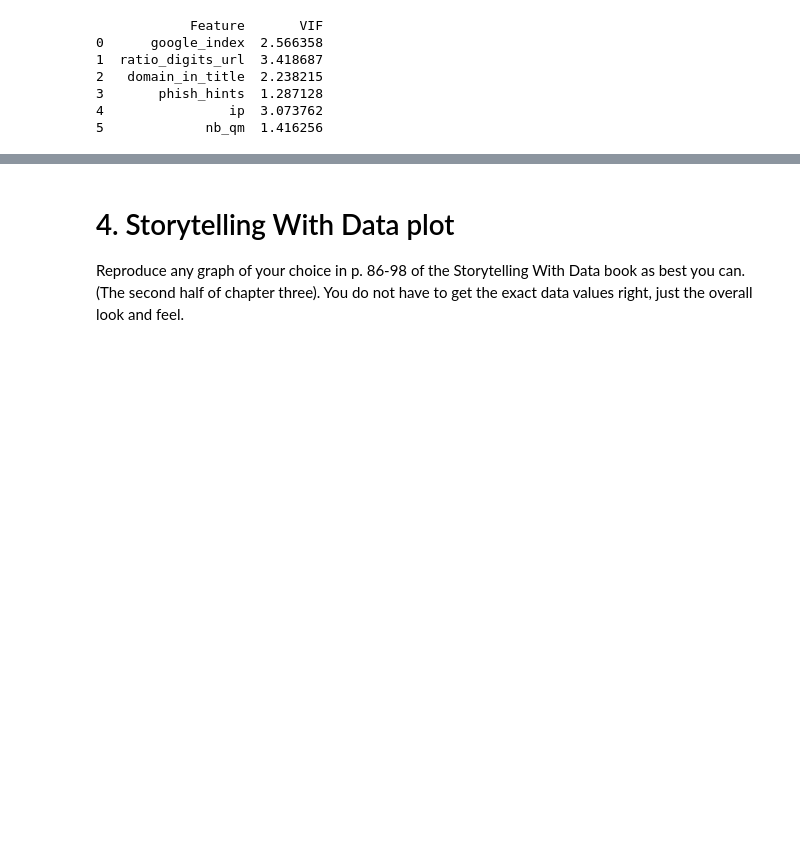
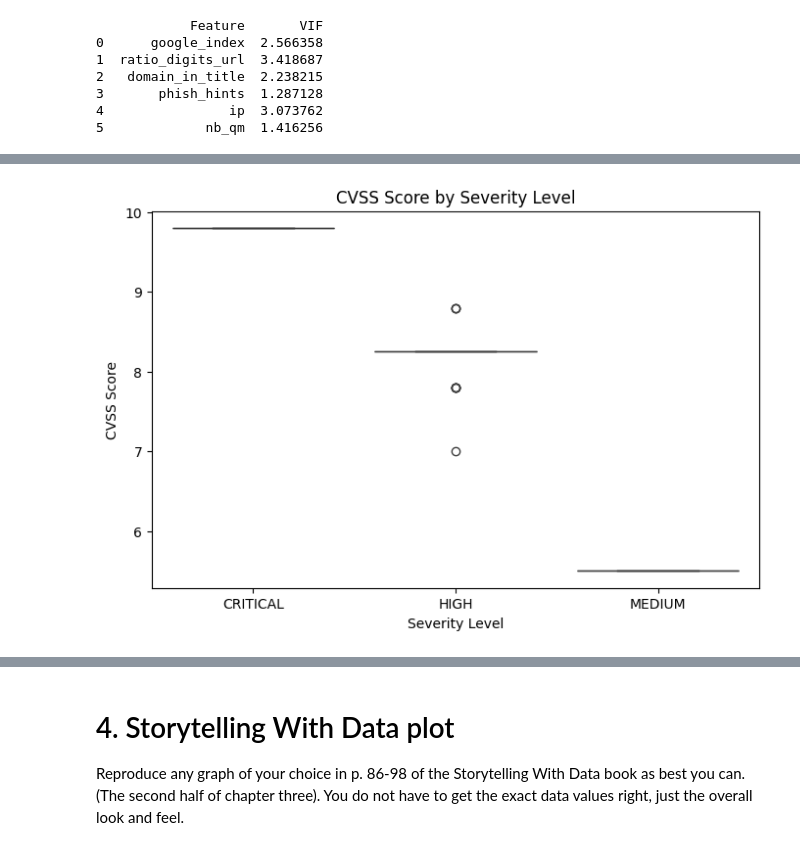
Before and after one commit to Rocking-Priya/2025-spring-B2, a Jupyter notebook: Week6.ipynb, the cells around one changed output, grey strips where cells are left out. Saved outputs shown, nothing was run; the diff lists cells and outputs as text; code cells hidden in the pictures; blank space fills up the shorter version.

```diff
--- a/Week6.ipynb
+++ b/Week6.ipynb
@@ -583,0 +793,9 @@ Can you think of any confounding variables? (Third variables that could explain
+# %%
+plt.figure(figsize=(8, 5))
+sns.boxplot(x=data_3['severity'], y=data_3['cvss'])
+plt.title("CVSS Score by Severity Level")
+plt.xlabel("Severity Level")
+plt.ylabel("CVSS Score")
+plt.show()
+# %% [output]
+[figure, added]
```
Also changed, not shown: parts of 27 cells of this notebook.
